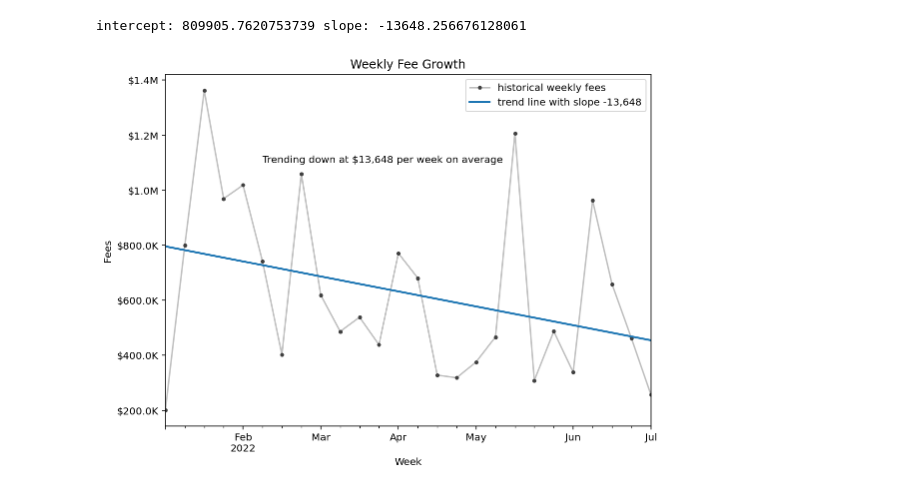
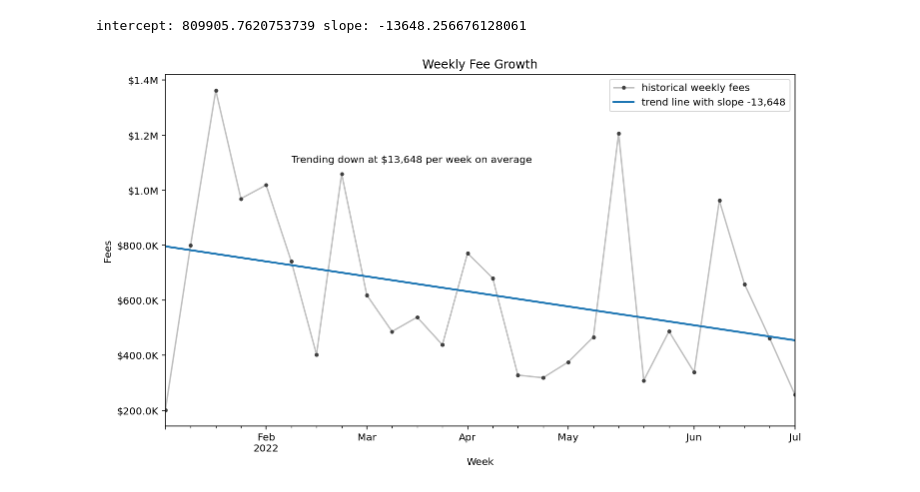
Before and after one commit to coindataschool/GMX, a Jupyter notebook: notebook/Avalanche/fees_volume_growth.ipynb, the cells around one changed output. Saved outputs shown, nothing was run; the diff lists cells and outputs as text; code cells hidden in the pictures.

```diff
--- a/notebook/Avalanche/fees_volume_growth.ipynb
+++ b/notebook/Avalanche/fees_volume_growth.ipynb
@@ -12,7 +12,7 @@ pd.set_option('display.max_rows', 50)
 pd.options.display.float_format = '{:,.4f}'.format
 
 %matplotlib inline
-plt.rcParams['figure.figsize'] = (8, 6)
+plt.rcParams['figure.figsize'] = (10, 6)
 
 # Makes graphs crisp. Only use if you don't have a lot of points/lines on your graph.
 %config InlineBackend.figure_formats = ['svg', 'retina'] # use svg, then retina if svg is not supported
@@ -273,12 +270,11 @@ intercept: 809905.7620753739 slope: -13648.256676128061
 # %%
 ax = plot_timeseries_with_trendline(
     y, yhat, title='Weekly Fee Growth', ylabel='Fees',
     ytru_legend='historical weekly fees', yhat_legend="trend line with slope {:,.0f}".format(slope))
 formatter = FuncFormatter(human_format_dollar_or_num(dollar=True, decimals=1))
 ax.yaxis.set_major_formatter(formatter)
 ax.text('2022-02-10', 1.1e6, "Trending down at ${:,.0f} per week on average".format(abs(slope)))
-ax.legend()
 plt.tight_layout()
 plt.savefig(os.path.join(save_fig_dir, 'weekly_fee_growth_trend.png'), dpi=300);
 # %% [output]
-[figure, old version]
+[figure, new version]
```
Also changed, not shown: parts of 4 cells of this notebook, 7 other files.
